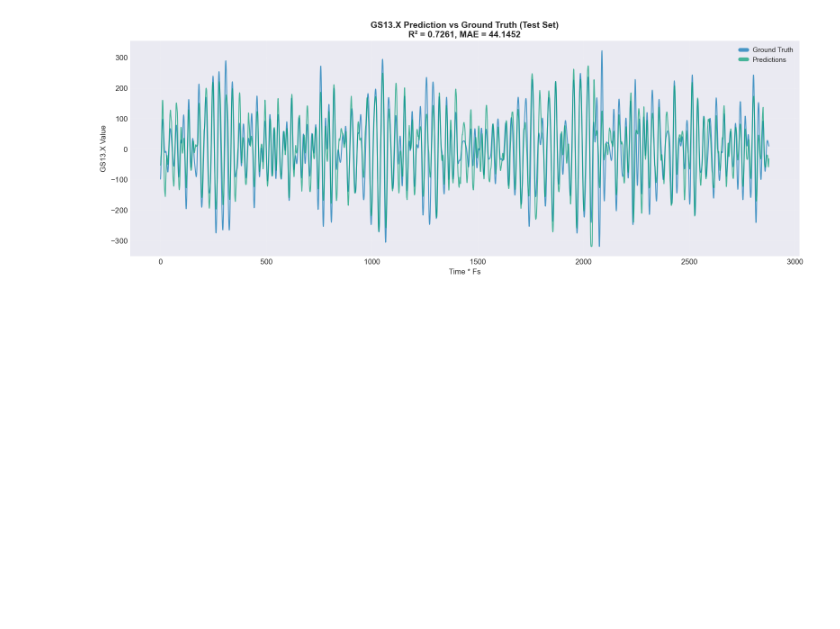
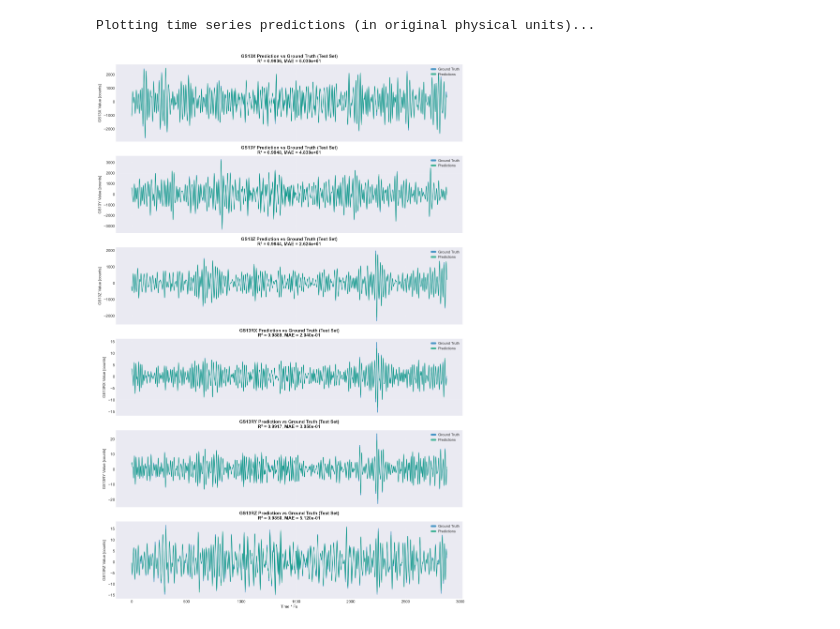
Before and after one commit to chreissel/ML4Seismic, a Jupyter notebook: eval-causal.ipynb, the cells around one changed output. Saved outputs shown, nothing was run; the diff lists cells and outputs as text; code cells hidden in the pictures; blank space fills up the shorter version.

Commit message:
Adding changes to predict all channels at once

```diff
--- a/eval-causal.ipynb
+++ b/eval-causal.ipynb
@@ -26,4 +26,4 @@ The autoreload extension is already loaded. To reload it, use:
 Using device: cpu
 # %%
-CHECKPOINT = 'runs/lstm/gs13-prediction/zgpuudt9/checkpoints/last.ckpt'
+CHECKPOINT = 'runs/lstm/gs13-prediction/9wqm5kd2/checkpoints/last.ckpt'
 # %%
@@ -110,9 +177,14 @@ Generating predictions on test set...
 # %%
-# Concatenate all batches
-predictions = np.concatenate(predictions).flatten()
-targets = np.concatenate(targets).flatten()
+# ============================================================================
+# NEW: Denormalize Data
+# ============================================================================
+# Apply (normalized_data * std) + mean to get realistic physical units
+print("\nDenormalizing data for realistic evaluation...")
 
-print(f"  Predictions shape: {predictions.shape}")
-print(f"  Targets shape: {targets.shape}")
-print(f"  Total predictions: {len(predictions)}")
+targets = (targets_norm * std_targets) + mean_targets
+predictions = (predictions_norm * std_targets) + mean_targets
+
+print("✓ Denormalization complete.")
+print(f"  Final Targets shape: {targets.shape}")
+print(f"  Final Predictions shape: {predictions.shape}")
 # %% [output]
@@ -153,17 +269,30 @@ Relative MAE:                   51.63%
 # %%
-plt.figure(figsize=(16, 6))
+# ============================================================================
+# MODIFIED: TIME SERIES PLOTS (Now on DENORMALIZED data)
+# ============================================================================
 
-# Plot full time series
-plt.plot(targets, label='Ground Truth', color='#0072B2', alpha=0.7, linewidth=1.5)
-plt.plot(predictions, label='Predictions', color='#009E73', alpha=0.7, linewidth=1.5)
+print("\nPlotting time series predictions (in original physical units)...")
 
-plt.xlabel('Time * Fs', fontsize=12)
-plt.ylabel('GS13.X Value', fontsize=12)
-plt.title(f'GS13.X Prediction vs Ground Truth (Test Set)\nR² = {r2:.4f}, MAE = {mae:.4f}',
-          fontsize=14, fontweight='bold')
-plt.legend(fontsize=11, loc='upper right')
-plt.grid(True, alpha=0.3)
+fig, axes = plt.subplots(6, 1, figsize=(16, 24), sharex=True)
+
+for i, (ax, name) in enumerate(zip(axes, channel_names)):
+    # Get metrics for this channel
+    r2_ch = metrics_df.loc[name, 'R²']
+    mae_ch = metrics_df.loc[name, 'MAE (e)']
+
+    # Plot DENORMALIZED data
+    ax.plot(targets[:, i], label='Ground Truth', color='#0072B2', alpha=0.7, linewidth=1.5)
+    ax.plot(predictions[:, i], label='Predictions', color='#009E73', alpha=0.7, linewidth=1.5)
+
+    ax.set_ylabel(f'{name} Value [counts]', fontsize=12) # Added units
+    ax.set_title(f'{name} Prediction vs Ground Truth (Test Set)\nR² = {r2_ch:.4f}, MAE = {mae_ch}',
+                 fontsize=14, fontweight='bold')
+    ax.legend(fontsize=11, loc='upper right')
+    ax.grid(True, alpha=0.3)
+
+axes[-1].set_xlabel('Time * Fs', fontsize=12)
 plt.tight_layout()
 plt.show()
 # %% [output]
+Plotting time series predictions (in original physical units)...
-[figure, old version]
+[figure, new version]
```
Also changed, not shown: parts of 9 cells of this notebook, 20 other files.
